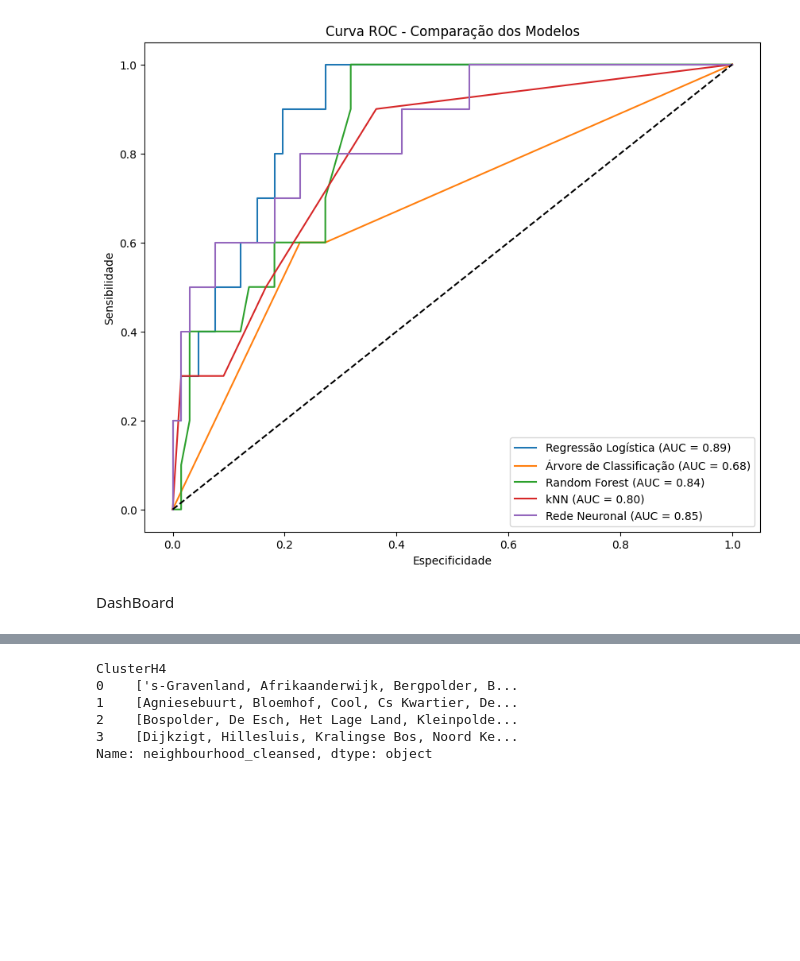
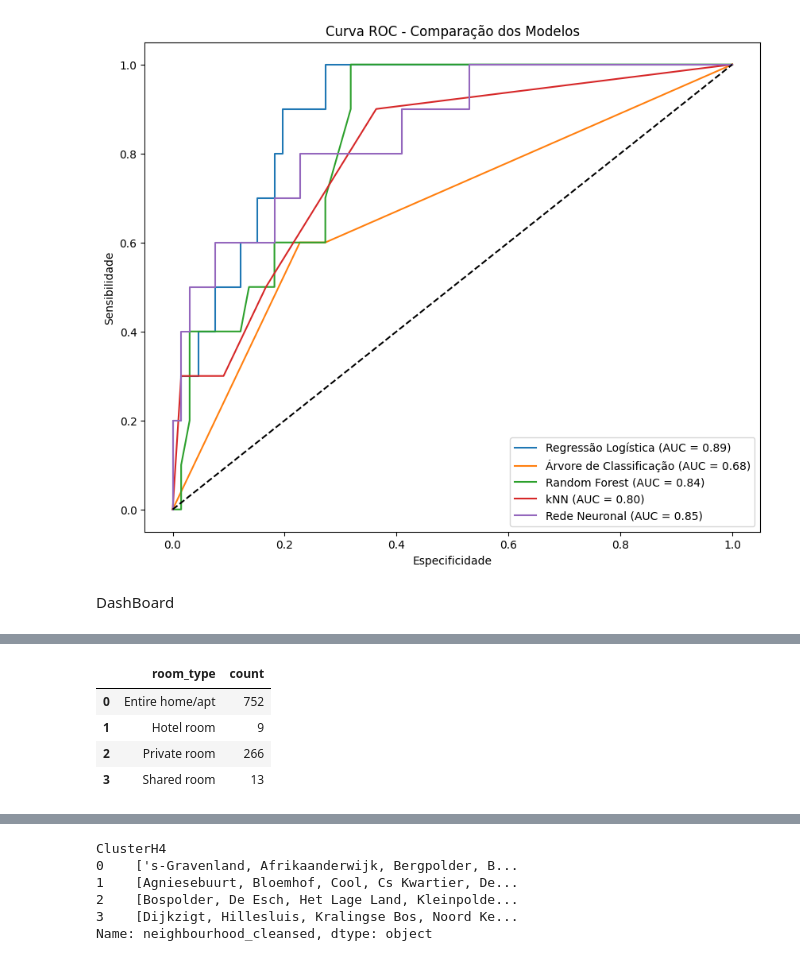
Before and after one commit to RafaelAndreRio/SAD_Trabalho_Final, a Jupyter notebook: Estudo_airbnb.ipynb, the cells around one changed output, grey strips where cells are left out. Saved outputs shown, nothing was run; the diff lists cells and outputs as text; code cells hidden in the pictures; blank space fills up the shorter version.

```diff
--- a/Estudo_airbnb.ipynb
+++ b/Estudo_airbnb.ipynb
@@ -879,0 +882,8 @@ Name: count, dtype: int64
+# %%
+bairro_room_type
+# %% [output]
+|  | room_type | count |
+| 0 | Entire home/apt | 752 |
+| 1 | Hotel room | 9 |
+| 2 | Private room | 266 |
+| 3 | Shared room | 13 |
```
Also changed, not shown: parts of 8 cells of this notebook, 1 other file.
